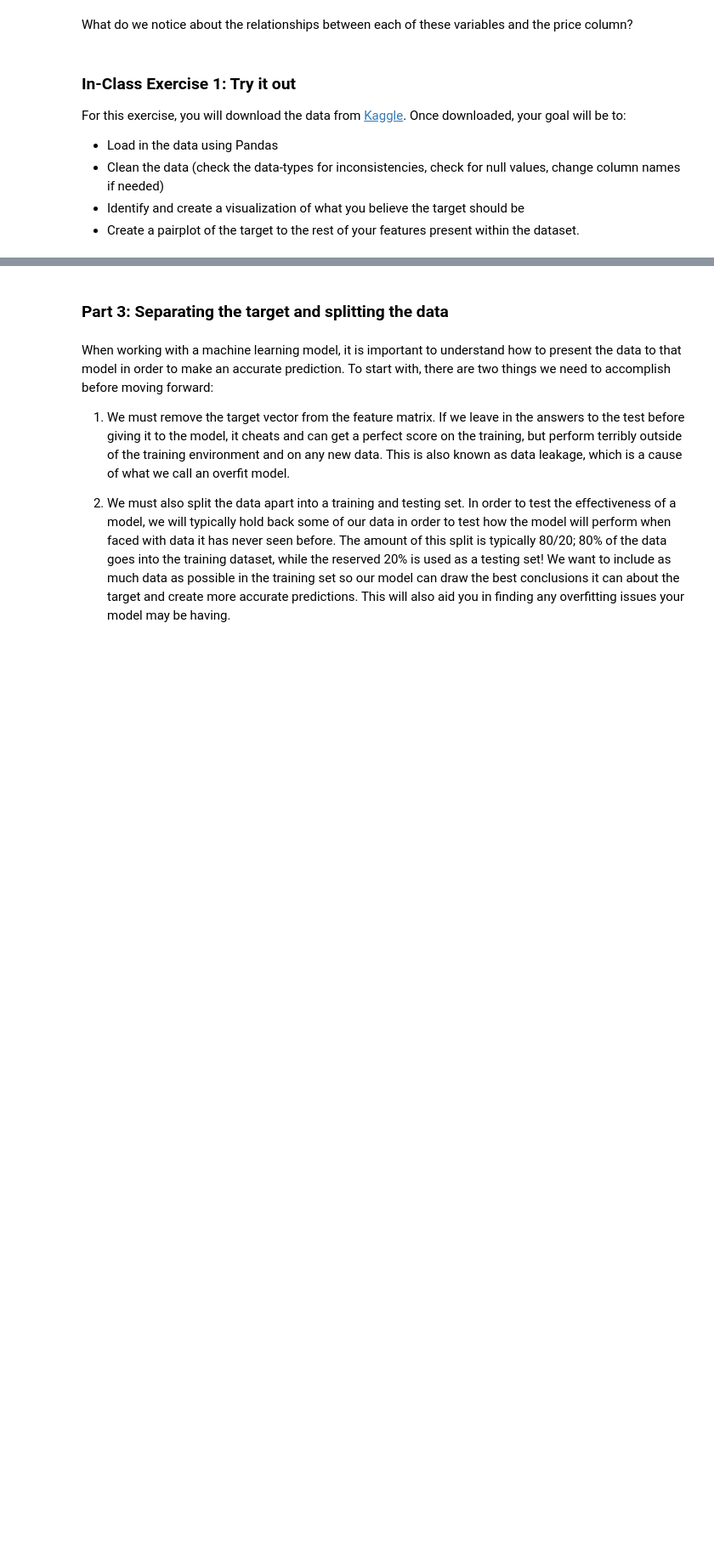
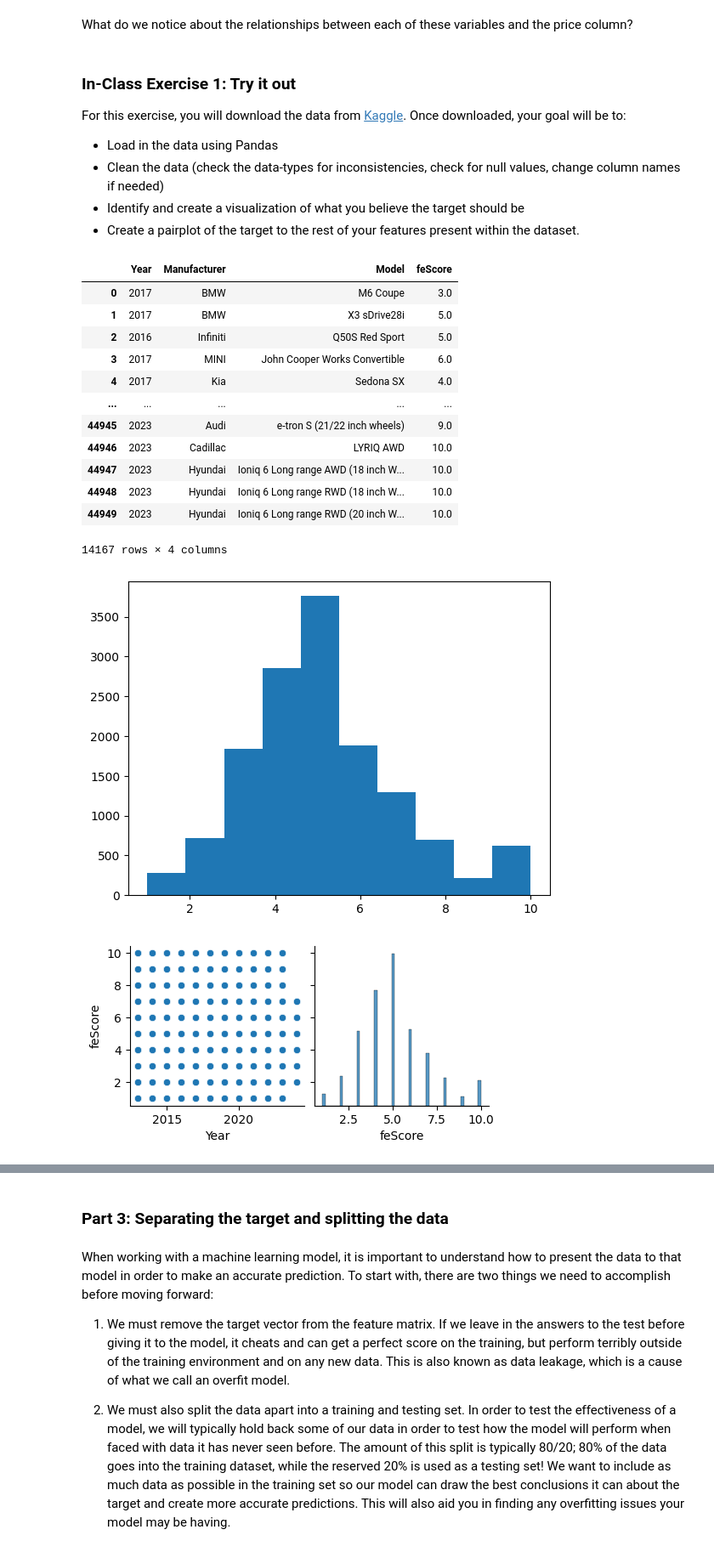
Before and after one commit to DataAnaylst1/coding_temple, a Jupyter notebook: week4/day3/Python_for_DA_Wednesday_Completed.ipynb, the cells around one changed output, grey strips where cells are left out. Shown at 85% size. Drawn from its saved outputs; the diff is of its cells as text; code cells hidden in the pictures; blank space fills up the shorter version.

```diff
--- a/week4/day3/Python_for_DA_Wednesday_Completed.ipynb
+++ b/week4/day3/Python_for_DA_Wednesday_Completed.ipynb
@@ -120,0 +131,34 @@ For this exercise, you will download the data from [Kaggle](https://www.kaggle.c
+# %%
+# YOUR CODE HERE
+df = pd.read_csv('/Users/investmentguy/Documents/python_stuff/coding_temple/week4/day3/Vehicle Fuel Economy Data.csv (1).zip');
+df
+car_df = pd.read_csv(r'/Users/investmentguy/Documents/python_stuff/coding_temple/week4/day3/Vehicle Fuel Economy Data.csv (1).zip')
+removal = car_df.columns
+for item in removal[30:]:
+    car_df.drop(item,axis=1,inplace=True)
+for item in removal[3:29]:
+    car_df.drop(item,axis=1,inplace=True)
+filter= (car_df['feScore'].isnull() == False) & (car_df['feScore'] > -1)
+clean_car_df = car_df[filter]
+key= clean_car_df['feScore'].tolist()
+plt.hist(key,data=clean_car_df['feScore']);
+
+sns.pairplot(clean_car_df,y_vars=['feScore'])
+
+clean_car_df
+# %% [output]
+|  | Year | Manufacturer | Model | feScore |
+| 0 | 2017 | BMW | M6 Coupe | 3.0 |
+| 1 | 2017 | BMW | X3 sDrive28i | 5.0 |
+| 2 | 2016 | Infiniti | Q50S Red Sport | 5.0 |
+| 3 | 2017 | MINI | John Cooper Works Convertible | 6.0 |
+| 4 | 2017 | Kia | Sedona SX | 4.0 |
+| ... | ... | ... | ... | ... |
+| 44945 | 2023 | Audi | e-tron S (21/22 inch wheels) | 9.0 |
+| 44946 | 2023 | Cadillac | LYRIQ AWD | 10.0 |
+| 44947 | 2023 | Hyundai | Ioniq 6 Long range AWD (18 inch W... | 10.0 |
+| 44948 | 2023 | Hyundai | Ioniq 6 Long range RWD (18 inch W... | 10.0 |
+| 44949 | 2023 | Hyundai | Ioniq 6 Long range RWD (20 inch W... | 10.0 |
+14167 rows × 4 columns
+[figure, added]
+[figure, added]
```
Also changed, not shown: parts of 26 cells of this notebook, 7 other files.
